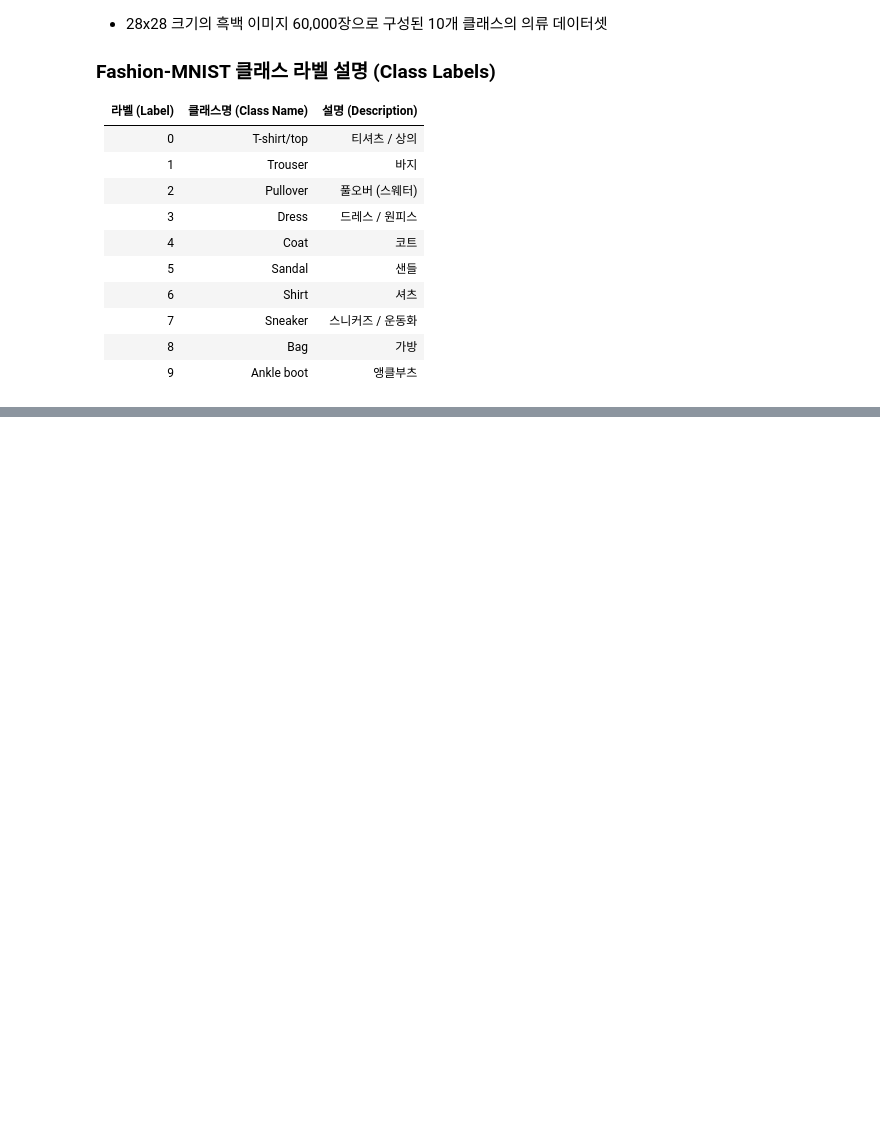
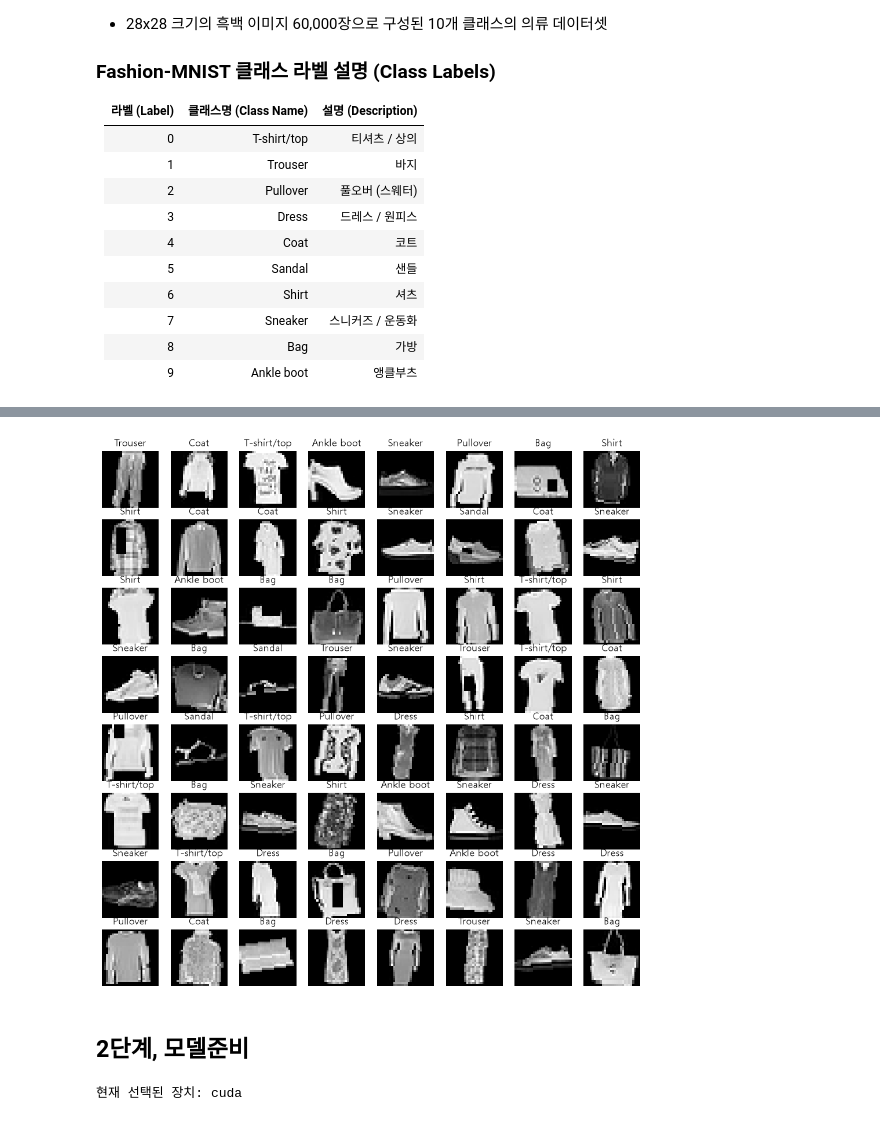
Before and after one commit to hyejinspace/kdt-ml, a Jupyter notebook: @@@@@ 머신러닝 필기.ipynb, the cells around one changed output, grey strips where cells are left out. Cells and saved outputs as stored; diff of their text form; code cells hidden in the pictures; blank space fills up the shorter version.

```diff
--- a/@@@@@ 머신러닝 필기.ipynb
+++ b/@@@@@ 머신러닝 필기.ipynb
@@ -477,0 +705,42 @@ tensor(9)
+# %%
+class AugmentDataset(Dataset):
+    def __init__(self, dataset, transform):
+        self.dataset = dataset
+        self.transform = transform
+
+    def __len__(self):
+        return len(self.dataset)
+
+    def __getitem__(self, idx):
+        X, y = self.dataset[idx]
+
+        X = X.view(28, 28).unsqueeze(0)
+        X = self.transform(X)
+
+        return X.flatten(), y
+# %%
+train_agu_dataset = AugmentDataset(train_dataset, train_transform)
+test_agu_dataset = AugmentDataset(test_dataset, test_transform)
+# %%
+train_loader = DataLoader(train_agu_dataset, batch_size=64, shuffle=True)
+test_loader = DataLoader(test_agu_dataset, batch_size=64)
+# %%
+imgs, labels = next(iter(train_loader))
+# %%
+plt.figure(figsize=(12, 12))
+for i in range(len(imgs)):
+    plt.subplot(8, 8, i + 1)
+    img = imgs[i].view(28, 28).numpy()
+
+    label_idx = labels[i].item()
+    class_name = classes_dict[label_idx]
+
+    plt.imshow(img, cmap="gray")
+    plt.title(class_name)
+    plt.axis("off")
+
+plt.show()
+# %% [output]
+[figure, added]
+# %% [markdown]
+## 2단계, 모델준비
@@ -477,0 +754,13 @@ tensor(9)
+# %%
+if torch.cuda.is_available():
+    device = torch.device("cuda")
+elif torch.mps.is_available():
+    device = torch.device("mps")
+elif torch.xpu.is_available():
+    device = torch.device("xpu")
+else:
+    device = torch.device("cpu")
+
+print(f"현재 선택된 장치: {device}")
+# %% [output]
+현재 선택된 장치: cuda
```
Also changed, not shown: parts of 65 cells of this notebook, 3 other files.
